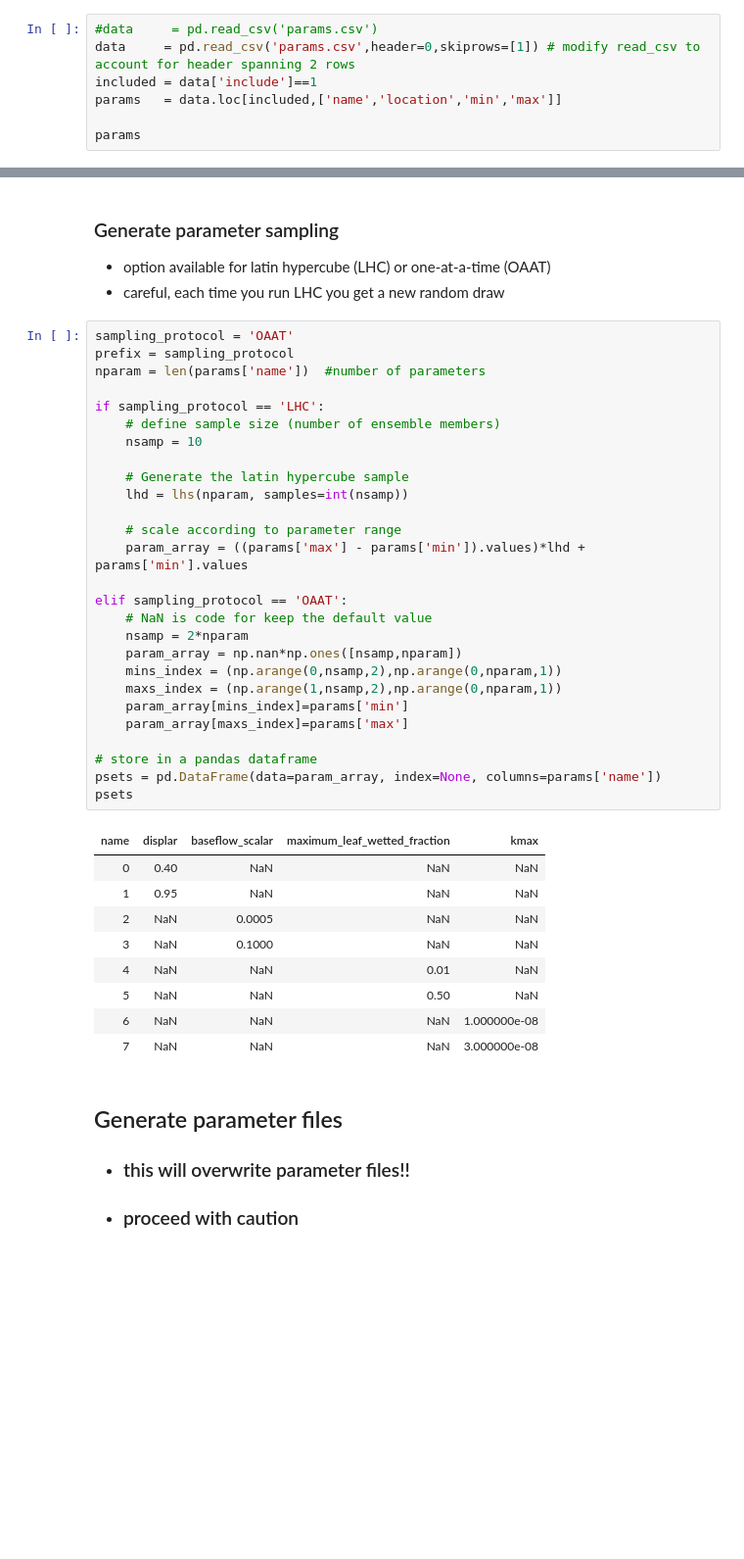
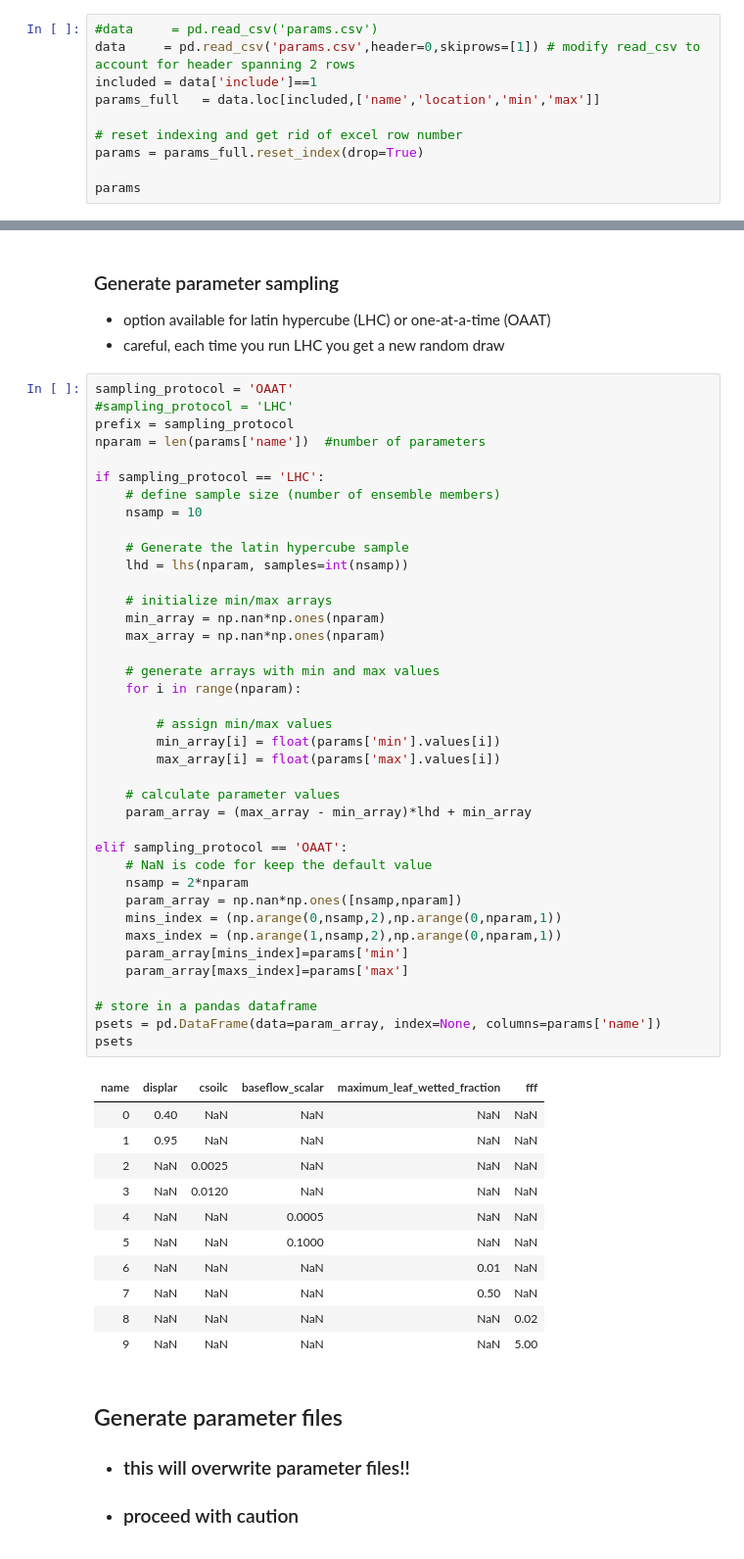
Before and after one commit to djk2120/CLM5PPE, a Jupyter notebook: params/scripts/generate_params_noPFTvar.ipynb, the cells around one changed output, grey strips where cells are left out. Shown: that part at 98% size. Cells and saved outputs as stored; diff of their text form; blank space fills up the shorter version.

```diff
--- a/params/scripts/generate_params_noPFTvar.ipynb
+++ b/params/scripts/generate_params_noPFTvar.ipynb
@@ -22,7 +24,10 @@ os.system(cmd)
 #data     = pd.read_csv('params.csv')
 data     = pd.read_csv('params.csv',header=0,skiprows=[1]) # modify read_csv to account for header spanning 2 rows
 included = data['include']==1
-params   = data.loc[included,['name','location','min','max']]
+params_full   = data.loc[included,['name','location','min','max']]
+
+# reset indexing and get rid of excel row number
+params = params_full.reset_index(drop=True)
 
 params
 # %% [output]
@@ -37,41 +43,55 @@ params
  * careful, each time you run LHC you get a new random draw
 # %%
 sampling_protocol = 'OAAT'
+#sampling_protocol = 'LHC'
 prefix = sampling_protocol
 nparam = len(params['name'])  #number of parameters
 
 if sampling_protocol == 'LHC':
     # define sample size (number of ensemble members)
     nsamp = 10
 
     # Generate the latin hypercube sample
     lhd = lhs(nparam, samples=int(nsamp))
 
-    # scale according to parameter range
-    param_array = ((params['max'] - params['min']).values)*lhd + params['min'].values
+    # initialize min/max arrays
+    min_array = np.nan*np.ones(nparam)
+    max_array = np.nan*np.ones(nparam)
+
+    # generate arrays with min and max values
+    for i in range(nparam):
+
+        # assign min/max values
+        min_array[i] = float(params['min'].values[i])
+        max_array[i] = float(params['max'].values[i])
+
+    # calculate parameter values
+    param_array = (max_array - min_array)*lhd + min_array
 
 elif sampling_protocol == 'OAAT':
     # NaN is code for keep the default value
     nsamp = 2*nparam
     param_array = np.nan*np.ones([nsamp,nparam])
     mins_index = (np.arange(0,nsamp,2),np.arange(0,nparam,1))
     maxs_index = (np.arange(1,nsamp,2),np.arange(0,nparam,1))
     param_array[mins_index]=params['min']
     param_array[maxs_index]=params['max']
 
 # store in a pandas dataframe
 psets = pd.DataFrame(data=param_array, index=None, columns=params['name'])
 psets
 # %% [output]
-| name | displar | baseflow_scalar | maximum_leaf_wetted_fraction | kmax |
-| 0 | 0.40 | NaN | NaN | NaN |
-| 1 | 0.95 | NaN | NaN | NaN |
-| 2 | NaN | 0.0005 | NaN | NaN |
-| 3 | NaN | 0.1000 | NaN | NaN |
-| 4 | NaN | NaN | 0.01 | NaN |
-| 5 | NaN | NaN | 0.50 | NaN |
-| 6 | NaN | NaN | NaN | 1.000000e-08 |
-| 7 | NaN | NaN | NaN | 3.000000e-08 |
+| name | displar | csoilc | baseflow_scalar | maximum_leaf_wetted_fraction | fff |
+| 0 | 0.40 | NaN | NaN | NaN | NaN |
+| 1 | 0.95 | NaN | NaN | NaN | NaN |
+| 2 | NaN | 0.0025 | NaN | NaN | NaN |
+| 3 | NaN | 0.0120 | NaN | NaN | NaN |
+| 4 | NaN | NaN | 0.0005 | NaN | NaN |
+| 5 | NaN | NaN | 0.1000 | NaN | NaN |
+| 6 | NaN | NaN | NaN | 0.01 | NaN |
+| 7 | NaN | NaN | NaN | 0.50 | NaN |
+| 8 | NaN | NaN | NaN | NaN | 0.02 |
+| 9 | NaN | NaN | NaN | NaN | 5.00 |
 # %% [markdown]
 ## Generate parameter files
 * ### this will overwrite parameter files!!
```
Also changed, not shown: parts of 4 cells of this notebook, 27 other files.
